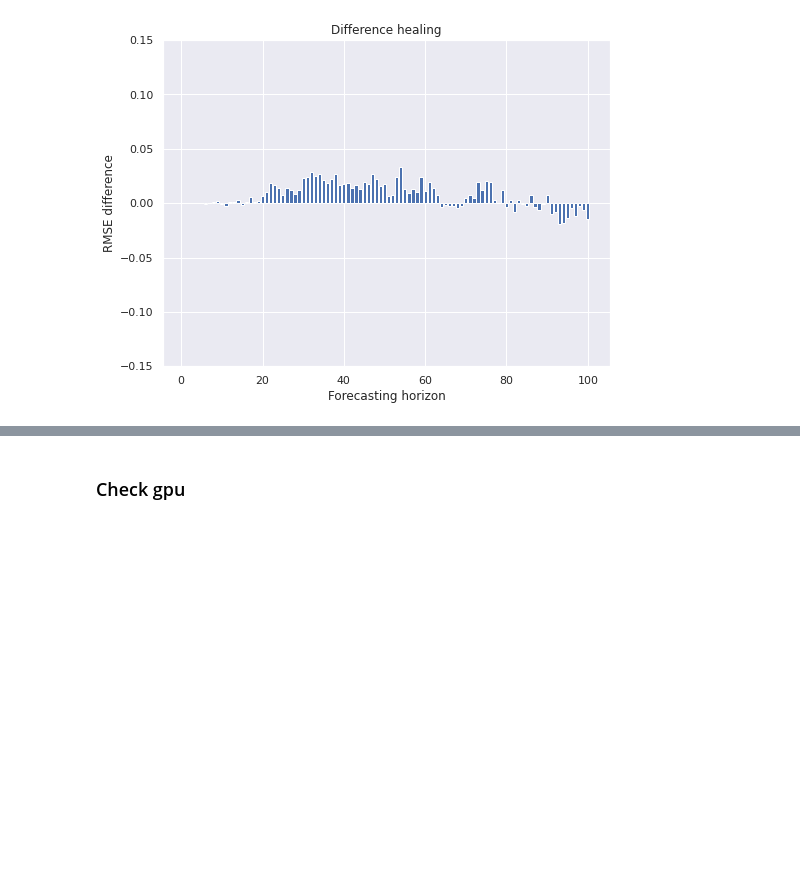
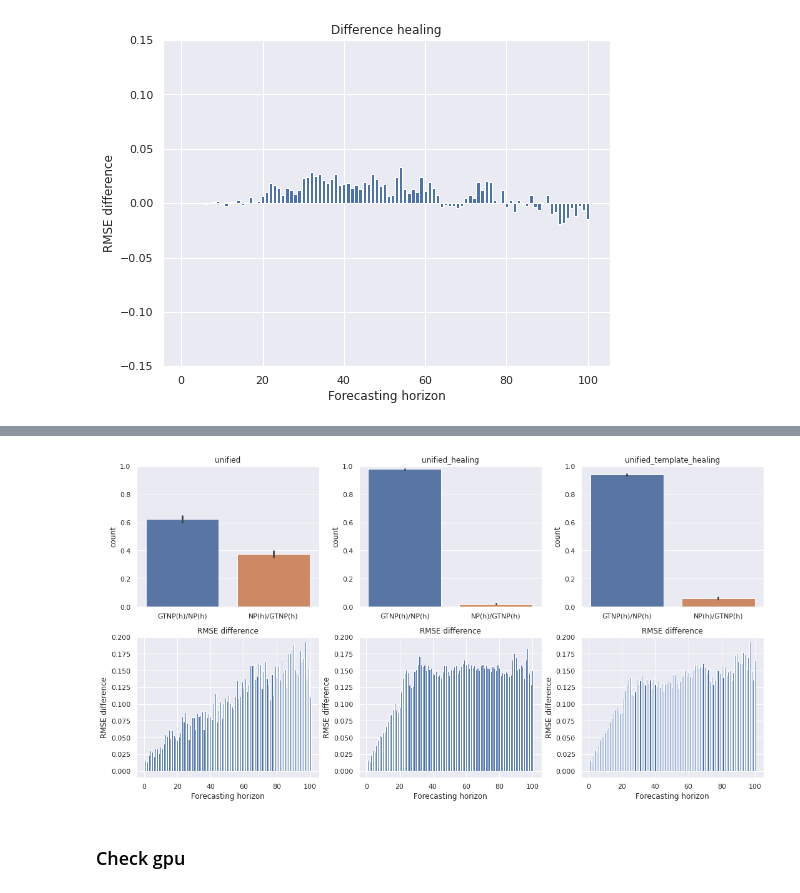
Before and after one commit to thxi/hse_chaotic_ts, a Jupyter notebook: Lorenz GPU.ipynb, the cells around one changed output, grey strips where cells are left out. Saved outputs shown, nothing was run; the diff lists cells and outputs as text; code cells hidden in the pictures; blank space fills up the shorter version.

Commit message:
GTNP comparison

```diff
--- a/Lorenz GPU.ipynb
+++ b/Lorenz GPU.ipynb
@@ -594,3 +467,59 @@ for fold in tqdm(range(n_folds)):
+# %%
+def get_sets_df(non_pred):
+    gtnp_diffs = []
+    npgt_diffs = []
+    symm_diffs = []
+
+    for fold in range(n_folds):
+        np_set = set(np.where(non_pred[fold] == 1)[0])
+        gtnp_set = set(np.where(gtnp[fold] == 1)[0])
+        gtnp_diffs.append(len(gtnp_set.difference(np_set)))
+        npgt_diffs.append(len(np_set.difference(gtnp_set)))
+        symm_diffs.append(len(np_set.symmetric_difference(gtnp_set)))
+
+    np_sets_df = pd.DataFrame(
+        np.array([gtnp_diffs, npgt_diffs, symm_diffs]).T,
+        columns=['gtnp_diff', 'npgt_diff', 'symm_diff'])
+    np_sets_df['gtnp_diff'] = np_sets_df['gtnp_diff'] / np_sets_df['symm_diff']
+    np_sets_df['npgt_diff'] = np_sets_df['npgt_diff'] / np_sets_df['symm_diff']
+
+    return np_sets_df
+# %%
+fig = plt.figure(figsize=[15, 8])
+
+methods = ['unified', 'unified_healing', 'unified_template_healing']
+for i, method in enumerate(methods):
+    non_pred = runs[method]['non_pred']
+    np_sets_df = get_sets_df(non_pred)
+
+
+    np_sets_df = np_sets_df.melt(value_vars=['gtnp_diff', 'npgt_diff'])
+    np_sets_df['variable'] = np_sets_df['variable'] \
+        .map({'gtnp_diff': 'GTNP(h)/NP(h)', 'npgt_diff': 'NP(h)/GTNP(h)'})
+    plt.subplot(2, 3, i+1)
+    ax = sns.barplot(
+        x="variable", y="value", estimator=np.mean,
+        data=np_sets_df)
+
+    ax.set_ylim((0, 1))
+    ax.set_title(method)
+    ax.set_xlabel('')
+    ax.set_ylabel('count')
+
+    diff = (runs_df[runs_df['method'] == method]['rmse'].to_numpy() -
+     runs_df[runs_df['method'] == 'priori']['rmse'].to_numpy())
+
+    plt.subplot(2, 3, i+4)
+    plt.title('RMSE difference')
+    plt.bar(range(1, len(diff)+1), diff)
+    plt.xlabel('Forecasting horizon');
+    plt.ylabel('RMSE difference');
+    plt.ylim(-0.01, 0.2)
+
+fig.tight_layout()
+fig.savefig('images/GTNP_comparison.png')
+# %% [output]
+[figure, added]
 # %% [markdown]
 ### Check gpu
 # %%
```
Also changed, not shown: parts of 11 cells of this notebook, 2 other files.
